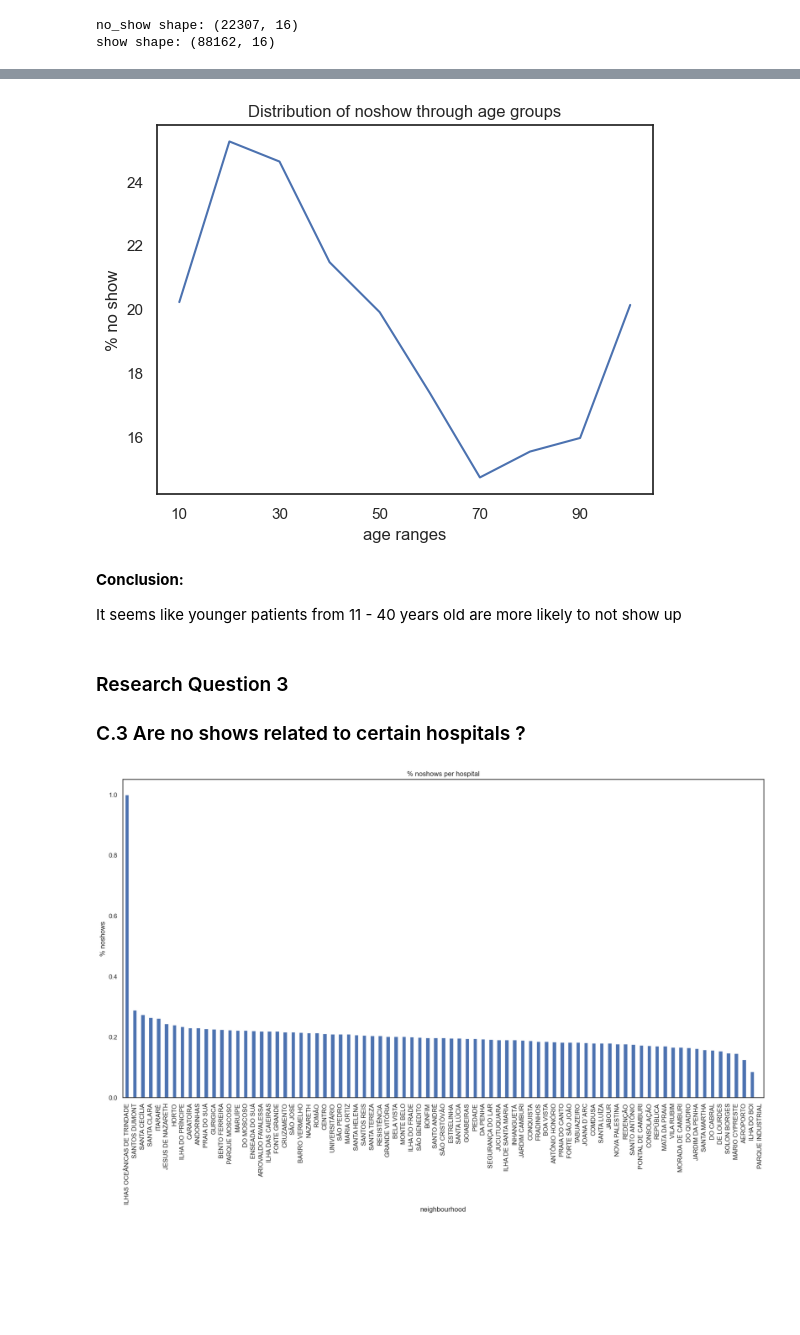
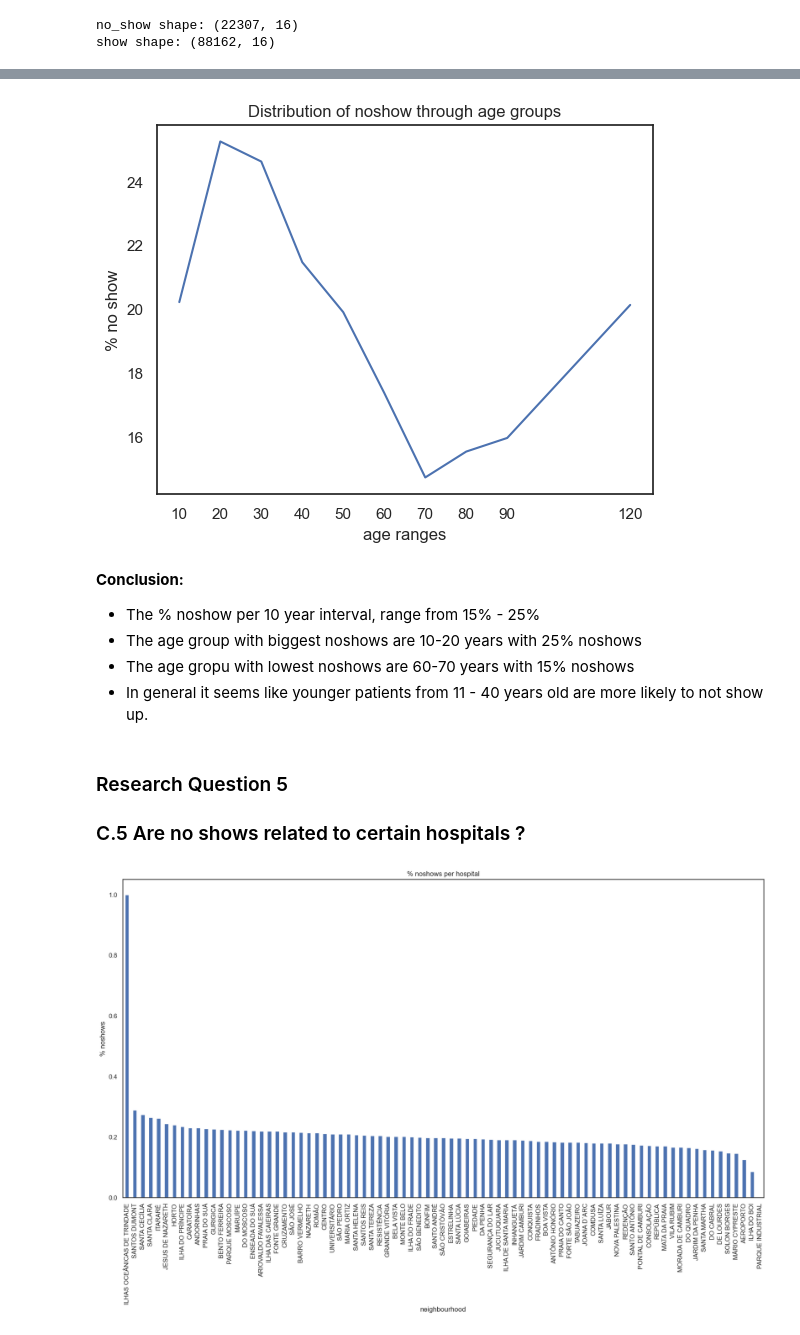
Before and after one commit to JuanitaSmith/medical_noshows, a Jupyter notebook: notebooks/medical_noshows.ipynb, the cells around one changed output, grey strips where cells are left out. Saved outputs shown, nothing was run; the diff lists cells and outputs as text; code cells hidden in the pictures; blank space fills up the shorter version.

Commit message:
improvements from udacity review

```diff
--- a/notebooks/medical_noshows.ipynb
+++ b/notebooks/medical_noshows.ipynb
@@ -741,20 +943,7 @@ print('no_show shape: {} \nshow shape: {}'.format(df_noshow.shape, df_show.shape
 # %% [output]
 no_show shape: (22307, 16)
 show shape: (88162, 16)
-# %%
-# build age ranges to condense and improve visualizations
-bin_edges = [0, 10, 20, 30, 40, 50, 60, 70, 80, 90, 120]
-bin_labels = [10, 20, 30, 40, 50, 60, 70, 80, 90, 120]
-df_show['age_ranges_show'] = pd.cut(df_show['age'],
-                                   bins=bin_edges,
-                                   include_lowest=True,
-                                   labels=bin_labels)
-
-df_noshow['age_ranges_noshow'] = pd.cut(df_noshow['age'],
-                                   bins=bin_edges,
-                                   include_lowest=True,
-                                   labels=bin_labels)
 # %%
-age_show = df_show.groupby('age_ranges_show')['age_ranges_show'].count()
+age_show = df_show.groupby('age_ranges')['age_ranges'].count()
 age_show.head(20)
 # %% [output]
@@ -773,4 +962,4 @@ Name: age_ranges_show, dtype: int64
 # %%
-age_noshow = df_noshow.groupby('age_ranges_noshow')['age_ranges_noshow'].count()
+age_noshow = df_noshow.groupby('age_ranges')['age_ranges'].count()
 age_noshow.head(20)
 # %% [output]
@@ -789,6 +978,6 @@ Name: age_ranges_noshow, dtype: int64
 # %%
 age_sum = pd.concat([age_noshow, age_show], axis=1)
 age_sum.columns = ['noshow', 'show']
-age_sum['%show'] = age_sum['noshow'] / (age_sum['noshow'] + age_sum['show']) * 100
+age_sum['%noshow'] = age_sum['noshow'] / (age_sum['noshow'] + age_sum['show']) * 100
 age_sum
 # %% [output]
@@ -806,17 +1008,21 @@ age_sum
 # %%
-age_sum['%show'].plot(kind='line',
-                      xlabel='age ranges',
-                      ylabel='% no show',
-                      title='Distribution of noshow through age groups');
+age_sum['%noshow'].plot(kind='line',
+                        xlabel='age ranges',
+                        ylabel='% no show',
+                        xticks=age_sum.index,
+                        title='Distribution of noshow through age groups');
 # %% [output]
-[figure, old version]
+[figure, new version]
 # %% [markdown]
 **Conclusion:**
 
-It seems like younger patients from 11 - 40 years old are more likely to not show up
+- The % noshow per 10 year interval, range from 15% - 25%
+- The age group with biggest noshows are 10-20 years with 25% noshows
+- The age gropu with lowest noshows are 60-70 years with 15% noshows
+- In general it seems like younger patients from 11 - 40 years old are more likely to not show up.
 # %% [markdown]
-### Research Question 3
-### C.3 Are no shows related to certain hospitals ?
+### Research Question 5
+### C.5 Are no shows related to certain hospitals ?
 # %%
 # calculate show/noshow proportions
 df_neighbourhood = df_patients_clean.groupby(['neighbourhood'])['no_show'].mean()
```
Also changed, not shown: parts of 99 cells of this notebook, 3 other files.
